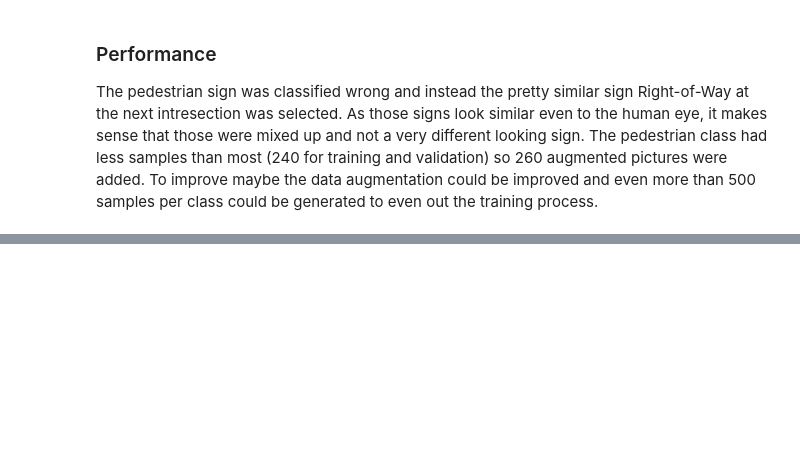
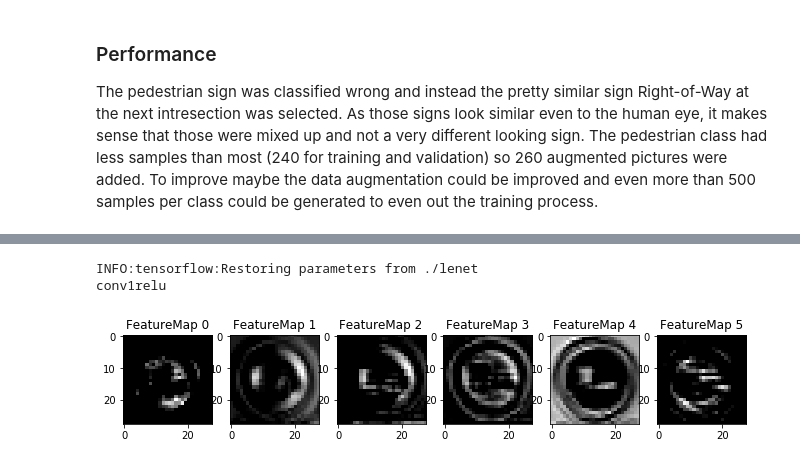
Before and after one commit to JoPaas/Traffic_Sign_Classifier, a Jupyter notebook: Traffic_Sign_Classifier.ipynb, the cells around one changed output, grey strips where cells are left out. Drawn from its saved outputs; the diff is of its cells as text; code cells hidden in the pictures; blank space fills up the shorter version.

```diff
--- a/Traffic_Sign_Classifier.ipynb
+++ b/Traffic_Sign_Classifier.ipynb
@@ -715,7 +689,7 @@ def outputFeatureMap(image_input, tf_activation, activation_min=-1, activation_m
     # image_input =
     # Note: x should be the same name as your network's tensorflow data placeholder variable
     # If you get an error tf_activation is not defined it may be having trouble accessing the variable from inside a function
-    activation = tf_activation.eval(session=sess,feed_dict={x : image_input})
+    activation = tf_activation.eval(session=sess,feed_dict={x : image_input, phase: False})
     featuremaps = activation.shape[3]
     plt.figure(plt_num, figsize=(15,15))
     for featuremap in range(featuremaps):
@@ -731,0 +727,22 @@ def outputFeatureMap(image_input, tf_activation, activation_min=-1, activation_m
+# %%
+with tf.Session() as sess:
+    sess.run(tf.global_variables_initializer())
+    saver2 = tf.train.import_meta_graph('./lenet.meta')
+    saver2.restore(sess, "./lenet")
+    #conv1conv = sess.graph.get_tensor_by_name('conv1conv:0')
+    #conv1bias = sess.graph.get_tensor_by_name('conv1bias:0')
+    conv1relu = sess.graph.get_tensor_by_name('conv1relu:0')
+    #conv1pool = sess.graph.get_tensor_by_name('conv1pool:0')
+
+    #print('conv1conv')
+    #outputFeatureMap(web_imgs,conv1conv, activation_min=-1, activation_max=-1, plt_num=1)
+    #print('conv1bias')
+    #outputFeatureMap(web_imgs,conv1bias, activation_min=-1, activation_max=-1, plt_num=1)
+    print('conv1relu')
+    outputFeatureMap([img],conv1relu, activation_min=-1, activation_max=-1, plt_num=1)
+    #print('conv1pool')
+    #outputFeatureMap(img,conv1pool, activation_min=-1, activation_max=-1, plt_num=2)
+# %% [output]
+INFO:tensorflow:Restoring parameters from ./lenet
+conv1relu
+[figure, added]
```
Also changed, not shown: parts of 12 cells of this notebook.
